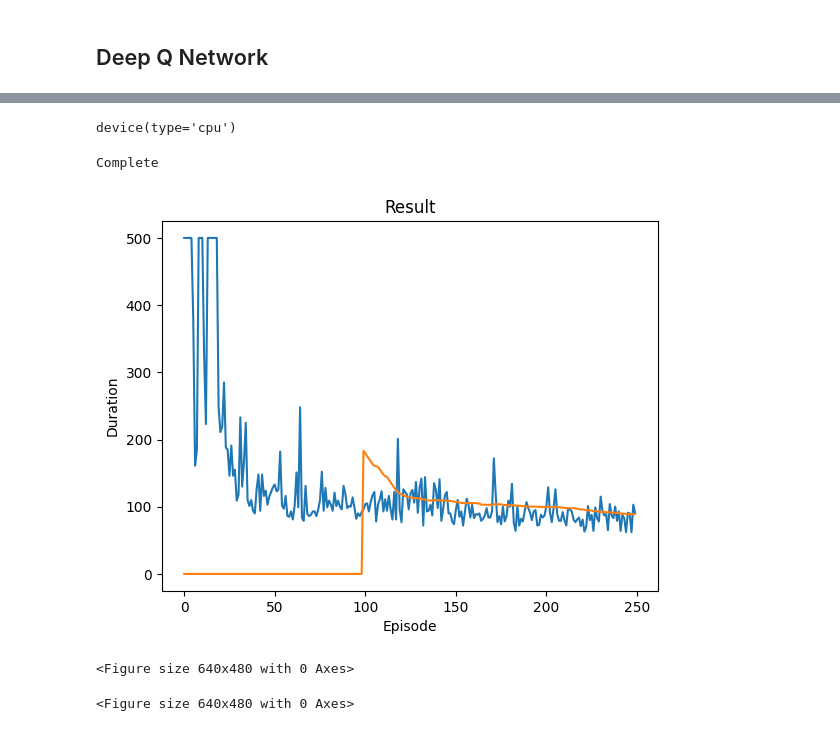
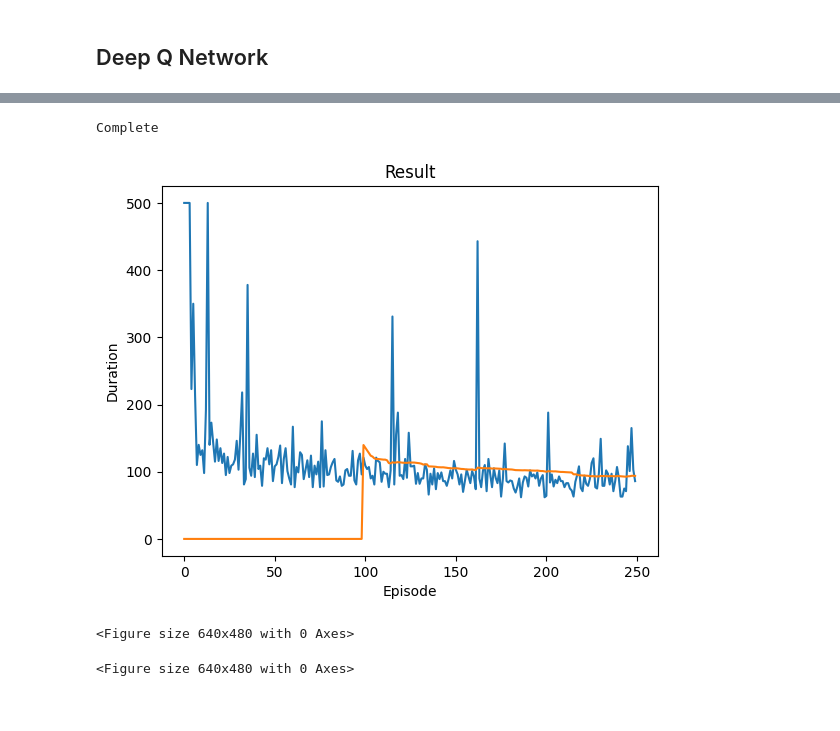
Before and after one commit to jochemsoons/reinforcement_learning, a Jupyter notebook: acrobot.ipynb, the cells around one changed output, grey strips where cells are left out. Drawn from its saved outputs; the diff is of its cells as text; code cells hidden in the pictures.

```diff
--- a/acrobot.ipynb
+++ b/acrobot.ipynb
@@ -39,4 +68,13 @@ import torch.nn.functional as F
 # %% [markdown]
 ## Deep Q Network
+# %%
+# DQN hyperparams
+BATCH_SIZE = 128
+GAMMA = 0.99
+EPS_START = 0.9
+EPS_END = 0.05
+EPS_DECAY = 1000
+TAU = 0.005
+LR = 1e-3
 # %%
 env = gym.make("Acrobot-v1", render_mode="rgb_array")
@@ -52,9 +81,3 @@ plt.ion()
-# %%
-# if GPU is to be used
-device = torch.device("cuda" if torch.cuda.is_available() else "cpu")
-device
-# %% [output]
-device(type='cpu')
 # %%
 Transition = namedtuple('Transition',
                         ('state', 'action', 'next_state', 'reward'))
@@ -90,21 +113,6 @@ class DQN(nn.Module):
         x = F.relu(self.layer2(x))
         return self.layer3(x)
 # %%
-# BATCH_SIZE is the number of transitions sampled from the replay buffer
-# GAMMA is the discount factor as mentioned in the previous section
-# EPS_START is the starting value of epsilon
-# EPS_END is the final value of epsilon
-# EPS_DECAY controls the rate of exponential decay of epsilon, higher means a slower decay
-# TAU is the update rate of the target network
-# LR is the learning rate of the ``AdamW`` optimizer
-BATCH_SIZE = 128
-GAMMA = 0.99
-EPS_START = 0.9
-EPS_END = 0.05
-EPS_DECAY = 1000
-TAU = 0.005
-LR = 1e-4
-
 # Get number of actions from gym action space
 n_actions = env.action_space.n
 
@@ -123,7 +131,7 @@ memory = ReplayMemory(10000)
 steps_done = 0
 
 
-def select_action(state):
+def select_action_dqn(state):
     global steps_done
     sample = random.random()
     eps_threshold = EPS_END + (EPS_START - EPS_END) * \
@@ -213,13 +221,11 @@ def optimize_model():
     torch.nn.utils.clip_grad_value_(policy_net.parameters(), 100)
     optimizer.step()
 # %%
-from gym.wrappers import RecordVideo
 
 if torch.cuda.is_available():
     num_episodes = 500
 else:
     num_episodes = 250
-
 
 env = RecordVideo(env, 'train_videos', episode_trigger = lambda x: x % 20 == 0)
 
@@ -229,7 +235,7 @@ for i_episode in range(num_episodes):
     state, info = env.reset()
     state = torch.tensor(state, dtype=torch.float32, device=device).unsqueeze(0)
     for t in count():
-        action = select_action(state)
+        action = select_action_dqn(state)
         observation, reward, terminated, truncated, _ = env.step(action.item())
         reward = torch.tensor([reward], device=device)
         done = terminated or truncated
@@ -240,34 +246,34 @@ for i_episode in range(num_episodes):
             next_state = torch.tensor(observation, dtype=torch.float32, device=device).unsqueeze(0)
 
         # Store the transition in memory
         memory.push(state, action, next_state, reward)
 
         # Move to the next state
         state = next_state
 
         # Perform one step of the optimization (on the policy network)
         optimize_model()
 
         # Soft update of the target network's weights
         # θ′ ← τ θ + (1 −τ )θ′
         target_net_state_dict = target_net.state_dict()
         policy_net_state_dict = policy_net.state_dict()
         for key in policy_net_state_dict:
             target_net_state_dict[key] = policy_net_state_dict[key]*TAU + target_net_state_dict[key]*(1-TAU)
         target_net.load_state_dict(target_net_state_dict)
 
         if done:
             episode_durations.append(t + 1)
             plot_durations()
             break
 
 print('Complete')
 plot_durations(show_result=True)
 plt.ioff()
 plt.show()
 # %% [output]
 Complete
-[figure, old version]
+[figure, new version]
 <Figure size 640x480 with 0 Axes>
 <Figure size 640x480 with 0 Axes>
 # %%
```
Also changed, not shown: parts of 15 cells of this notebook, 3 other files.
